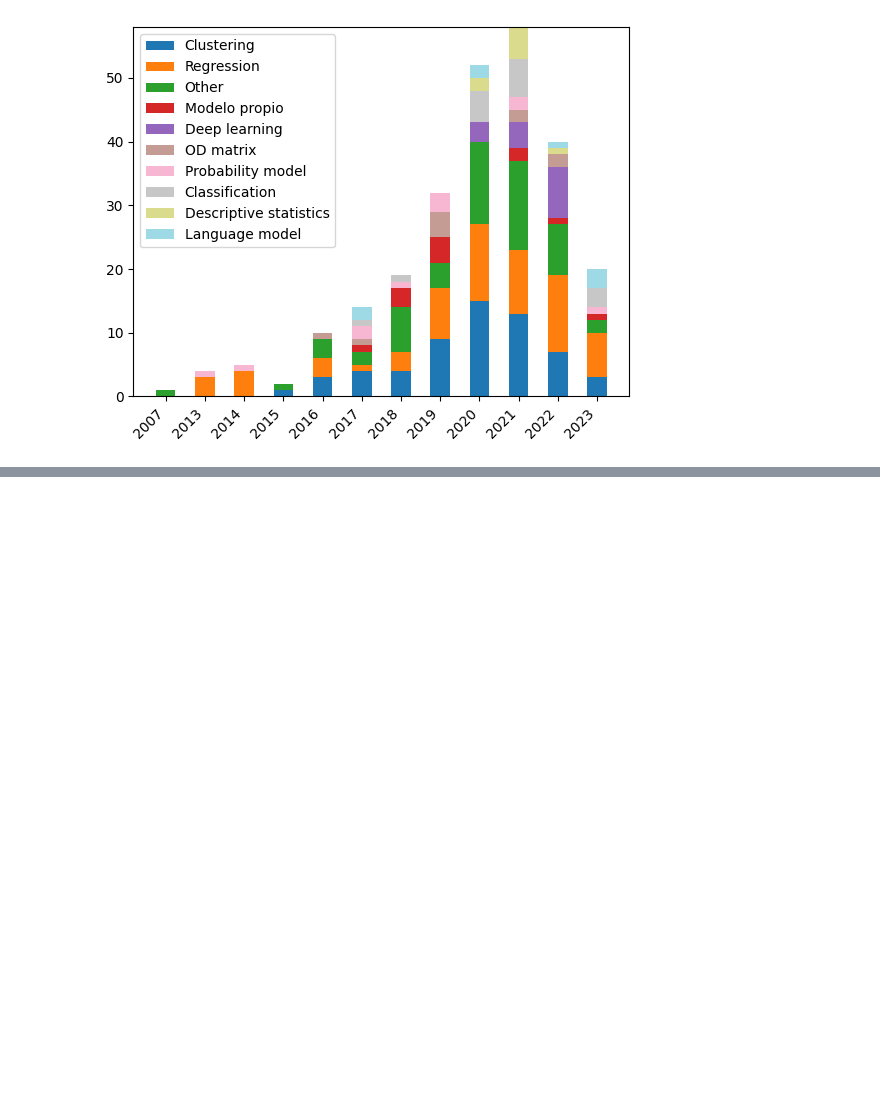
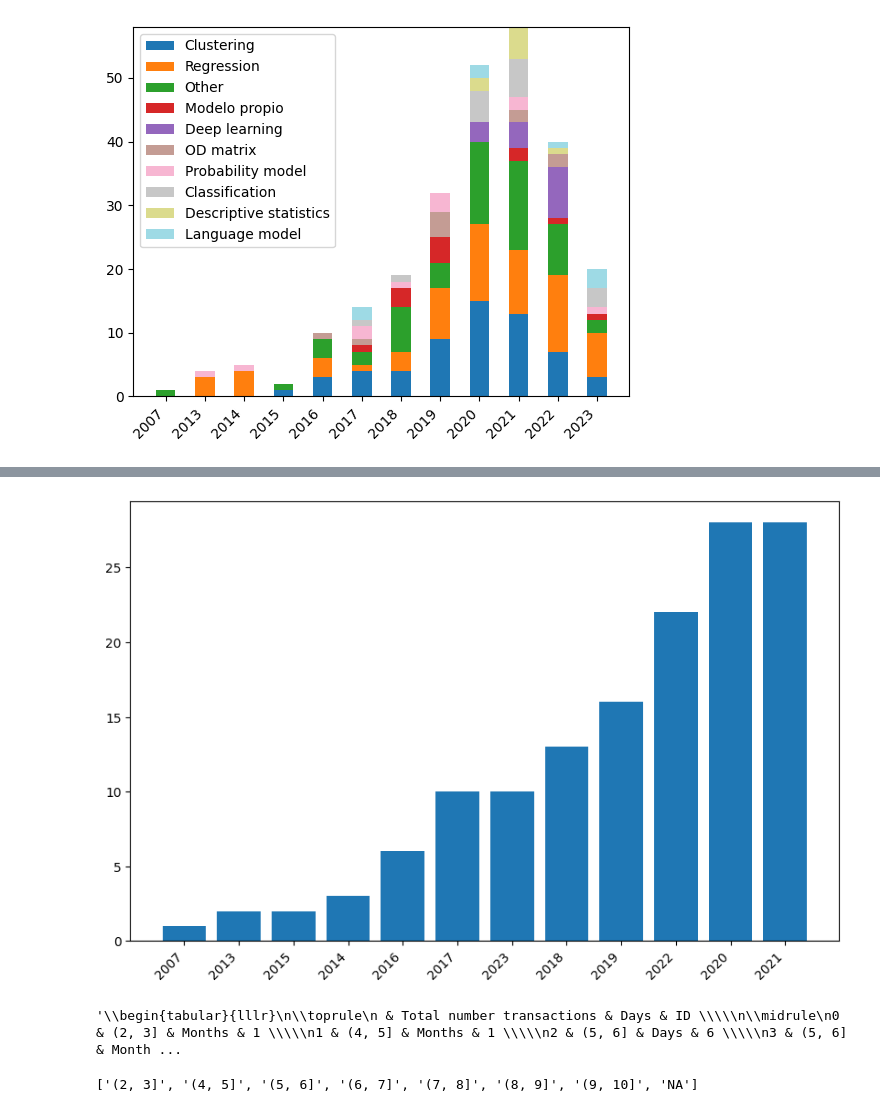
Before and after one commit to GeoTecINIT/smartcard-systematic-mapping-review, a Jupyter notebook: Analisis.ipynb, the cells around one changed output, grey strips where cells are left out. Cells and saved outputs as stored; diff of their text form; code cells hidden in the pictures; blank space fills up the shorter version.

Commit message:
OSM coordinates and images upload

```diff
--- a/Analisis.ipynb
+++ b/Analisis.ipynb
@@ -213,17 +275,26 @@ for column in array_columns:
     data = data.explode(column)
 # %%
 columns = array_columns.copy()
-columns.append('Publication Year')
-columns.append('ID')
+columns.append("Publication Year")
+columns.append("ID")
 columns.append("Analysis type")
+columns.append("Year(s)")
+columns.append("Days")
+columns.append("Total number transactions")
+
 columns_to_plot = columns.copy()
-columns_to_plot.remove('ID')
-columns_to_plot.remove('Publication Year')
-columns_to_plot.remove('Features')
-columns_to_plot.remove('Author Full Names')
-columns_to_plot.remove('Model')
-columns_to_plot.remove('Source Title')
-columns_to_plot.remove('Study Area')
+columns_to_plot.remove("ID")
+columns_to_plot.remove("Publication Year")
+columns_to_plot.remove("Features")
+columns_to_plot.remove("Author Full Names")
+columns_to_plot.remove("Model")
+columns_to_plot.remove("Source Title")
+columns_to_plot.remove("Study Area")
+columns_to_plot.remove("Year(s)")
+columns_to_plot.remove("Days")
+columns_to_plot.remove("Total number transactions")
+columns_to_plot.remove("Validation metrics")
+columns_to_plot.remove("First affiliation")
 # %%
 aggregated_table = (
     data[columns].groupby(["Analysis type"])[["ID"]].nunique().sort_values(by="ID")
@@ -610,0 +817,17 @@ USA
+# %%
+aggregated_table = (
+    data[columns].groupby(["Publication Year"])[["ID"]].nunique().sort_values(by="ID")
+).reset_index()
+aggregated_table
+
+x = list(map(str, aggregated_table["Publication Year"]))
+y = aggregated_table["ID"]
+
+plt.figure(figsize=(10, 8))
+plt.xticks(rotation=45, ha="right")
+plt.bar(x, y)
+plt.subplots_adjust(bottom=0.28)
+plt.savefig("img/test" + "Years" + ".svg", format="svg")
+plt.show()
+# %% [output]
+[figure, added]
@@ -610,0 +836,16 @@ USA
+# %%
+aggregated_table = (
+    data[columns]
+    .groupby(["Total number transactions", "Days", "Year(s)"])[["ID"]]
+    .nunique()
+    .groupby(["Total number transactions", "Days"])[["ID"]]
+    .sum()
+    .sort_values(by="Total number transactions")
+).reset_index()
+aggregated_table.to_latex()
+# %% [output]
+'\\begin{tabular}{lllr}\n\\toprule\n & Total number transactions & Days & ID \\\\\n\\midrule\n0 & (2, 3] & Months & 1 \\\\\n1 & (4, 5] & Months & 1 \\\\\n2 & (5, 6] & Days & 6 \\\\\n3 & (5, 6] & Month ...
+# %%
+sorted(set(data["Total number transactions"].tolist()))
+# %% [output]
+['(2, 3]', '(4, 5]', '(5, 6]', '(6, 7]', '(7, 8]', '(8, 9]', '(9, 10]', 'NA']
```
Also changed, not shown: parts of 19 cells of this notebook, 34 other files.
